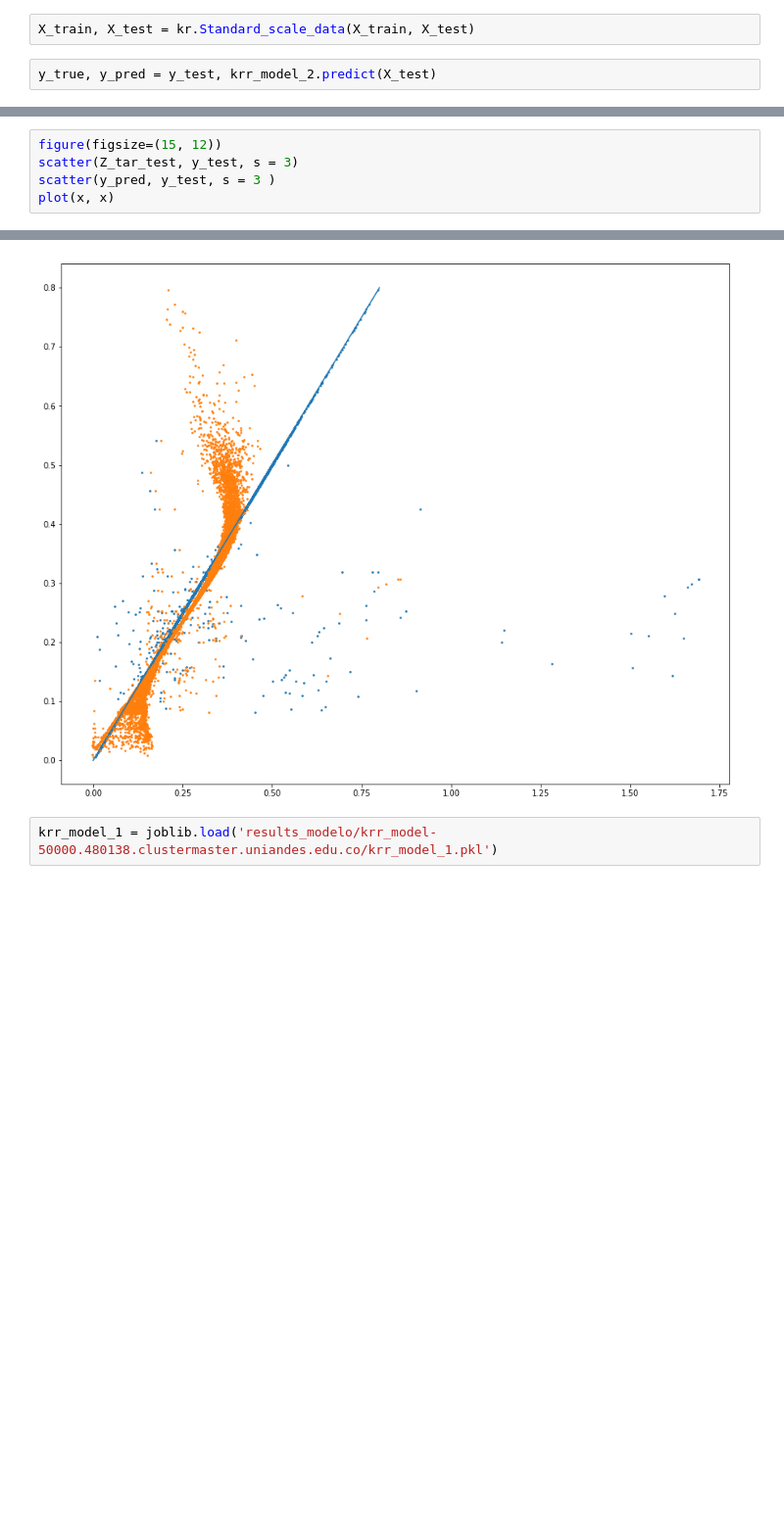
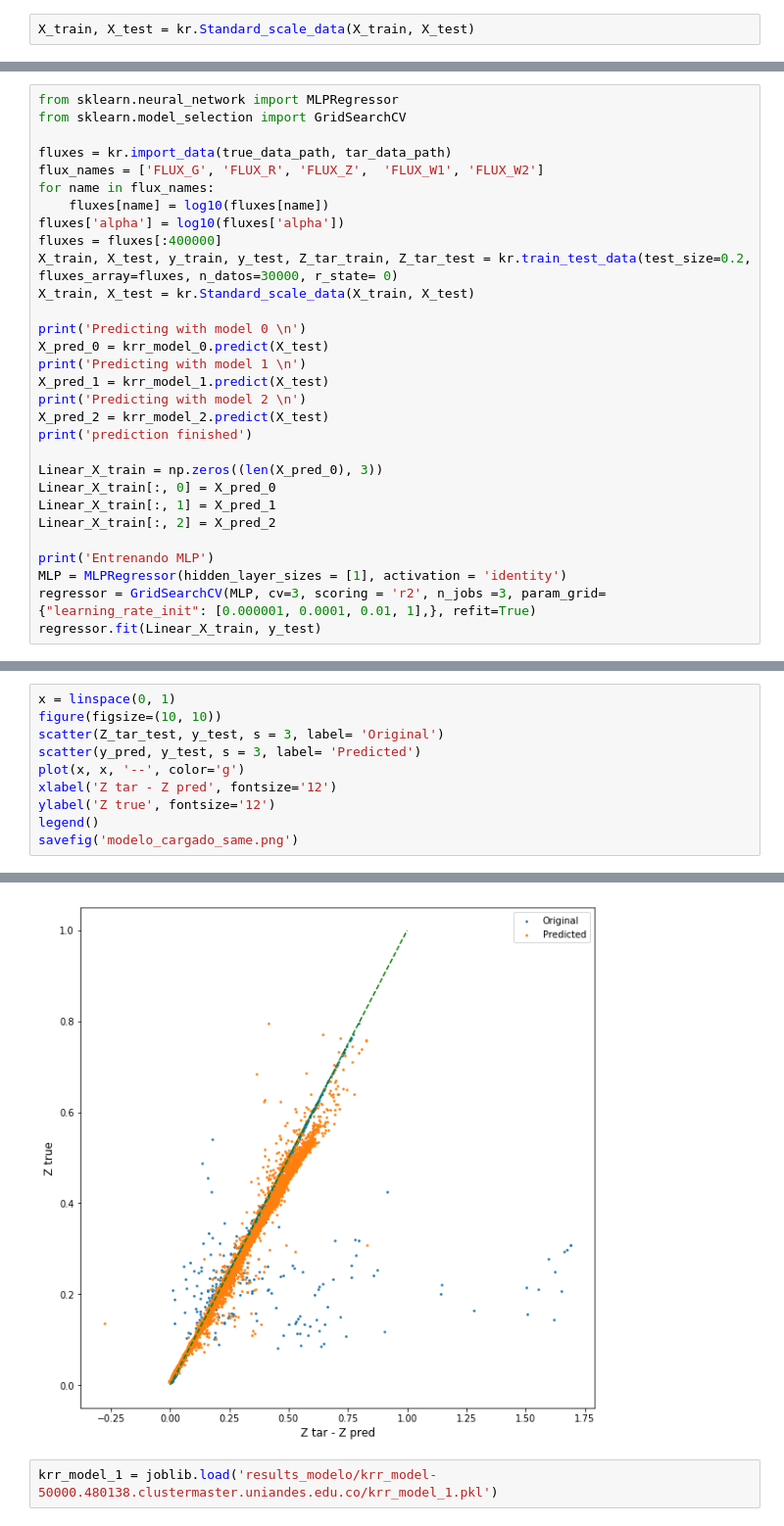
Before and after one commit to sergiolobo26/Monograf-aRedshiftML, a Jupyter notebook: Python/test_ML_algortims_for_BGS.ipynb, the cells around one changed output, grey strips where cells are left out. Shown at 98% size. Drawn from its saved outputs; the diff is of its cells as text; blank space fills up the shorter version.

```diff
--- a/Python/test_ML_algortims_for_BGS.ipynb
+++ b/Python/test_ML_algortims_for_BGS.ipynb
@@ -319,5 +335,3 @@ len(X_test)
 18000
 # %%
 X_train, X_test = kr.Standard_scale_data(X_train, X_test)
-# %%
-y_true, y_pred = y_test, krr_model_2.predict(X_test)
@@ -323,0 +442,30 @@ y_true, y_pred = y_test, krr_model_2.predict(X_test)
+# %%
+from sklearn.neural_network import MLPRegressor
+from sklearn.model_selection import GridSearchCV
+
+fluxes = kr.import_data(true_data_path, tar_data_path)
+flux_names = ['FLUX_G', 'FLUX_R', 'FLUX_Z',  'FLUX_W1', 'FLUX_W2']
+for name in flux_names:
+    fluxes[name] = log10(fluxes[name])
+fluxes['alpha'] = log10(fluxes['alpha'])
+fluxes = fluxes[:400000]
+X_train, X_test, y_train, y_test, Z_tar_train, Z_tar_test = kr.train_test_data(test_size=0.2, fluxes_array=fluxes, n_datos=30000, r_state= 0)
+X_train, X_test = kr.Standard_scale_data(X_train, X_test)
+
+print('Predicting with model 0 \n')
+X_pred_0 = krr_model_0.predict(X_test)
+print('Predicting with model 1 \n')
+X_pred_1 = krr_model_1.predict(X_test)
+print('Predicting with model 2 \n')
+X_pred_2 = krr_model_2.predict(X_test)
+print('prediction finished')
+
+Linear_X_train = np.zeros((len(X_pred_0), 3))
+Linear_X_train[:, 0] = X_pred_0
+Linear_X_train[:, 1] = X_pred_1
+Linear_X_train[:, 2] = X_pred_2
+
+print('Entrenando MLP')
+MLP = MLPRegressor(hidden_layer_sizes = [1], activation = 'identity')
+regressor = GridSearchCV(MLP, cv=3, scoring = 'r2', n_jobs =3, param_grid={"learning_rate_init": [0.000001, 0.0001, 0.01, 1],}, refit=True)
+regressor.fit(Linear_X_train, y_test)
@@ -324,6 +536,11 @@ y_true, y_pred = y_test, krr_model_2.predict(X_test)
 # %%
-figure(figsize=(15, 12))
-scatter(Z_tar_test, y_test, s = 3)
-scatter(y_pred, y_test, s = 3 )
-plot(x, x)
+x = linspace(0, 1)
+figure(figsize=(10, 10))
+scatter(Z_tar_test, y_test, s = 3, label= 'Original')
+scatter(y_pred, y_test, s = 3, label= 'Predicted')
+plot(x, x, '--', color='g')
+xlabel('Z tar - Z pred', fontsize='12')
+ylabel('Z true', fontsize='12')
+legend()
+savefig('modelo_cargado_same.png')
 # %% [output]
@@ -331,4 +547,4 @@ plot(x, x)
-[figure, old version]
+[figure, new version]
 # %%
 krr_model_1 = joblib.load('results_modelo/krr_model-50000.480138.clustermaster.uniandes.edu.co/krr_model_1.pkl')
 # %%
```
Also changed, not shown: parts of 23 cells of this notebook, 2 other files.
